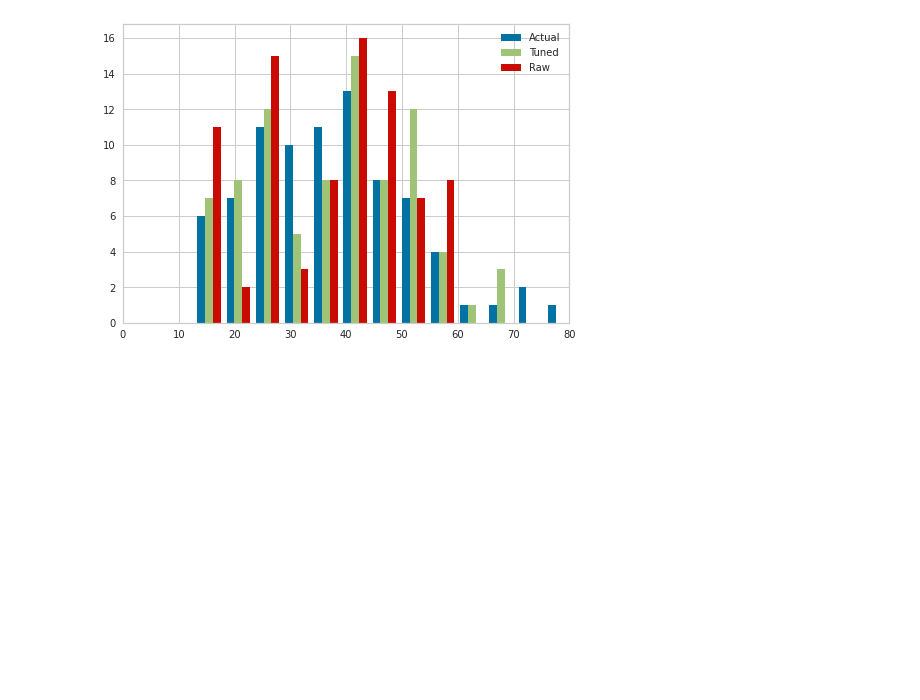
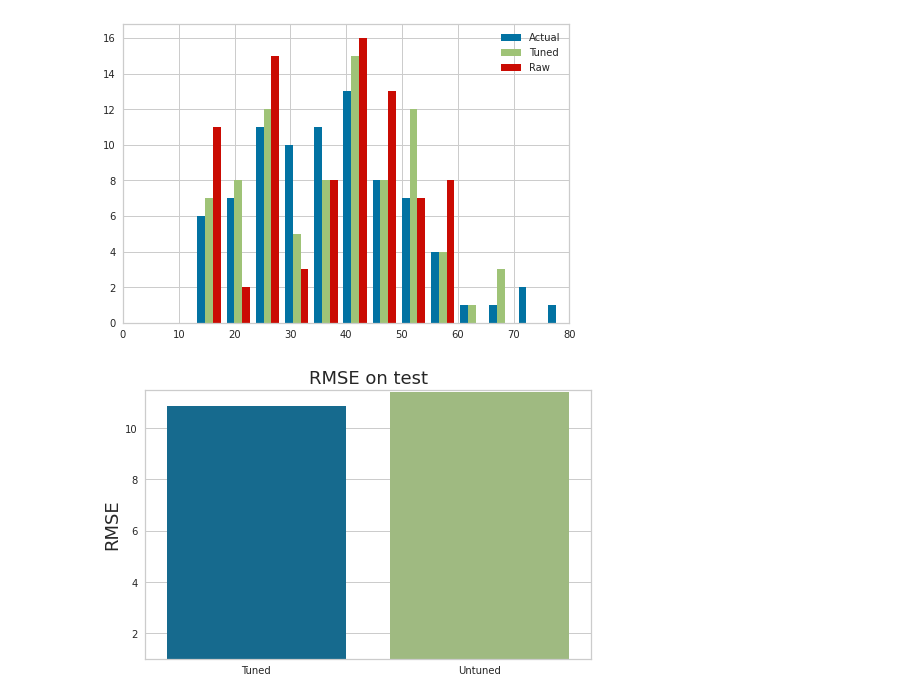
Before and after one commit to gibait/taiwan-real-estate-regression, a Jupyter notebook: taiwan-real-estate.ipynb, the cells around one changed output. Drawn from its saved outputs; the diff is of its cells as text; code cells hidden in the pictures; blank space fills up the shorter version.

Commit message:
rmse, mae comparison

```diff
--- a/taiwan-real-estate.ipynb
+++ b/taiwan-real-estate.ipynb
@@ -342,6 +342,7 @@ cv = GridSearchCV(estimator=knn,
                   param_grid=h_param,
                   cv=10,
                   scoring='neg_root_mean_squared_error',
-                  return_train_score=True, refit=True)
+                  return_train_score=True, refit=True, verbose=1,
+                  n_jobs=-1)
 cv.fit(X_train, y_train)
 # %% [output]
@@ -439,3 +442,6 @@ plt.show()
 # Testing
 # %%
 y_pred = cv.predict(X_test)
+# %%
+def get_rmse(y_test, y_pred):
+    return np.sqrt(metrics.mean_squared_error(y_test, y_pred))
@@ -495,3 +504,14 @@ plt.xlim(0,80)
 # %% [output]
 (0.0, 80.0)
 [figure]
+# %%
+sea.barplot(x=["Tuned","Untuned"], y=[
+    get_rmse(y_test, y_pred),
+    get_rmse(y_test, y_pred_raw)])
+plt.ylabel('RMSE', size=18)
+plt.title('RMSE on test', fontsize=18)
+plt.subplots_adjust(bottom=0.2)
+plt.ylim(1,11.5)
+plt.show()
+# %% [output]
+[figure, added]
```
Also changed, not shown: parts of 8 cells of this notebook.
